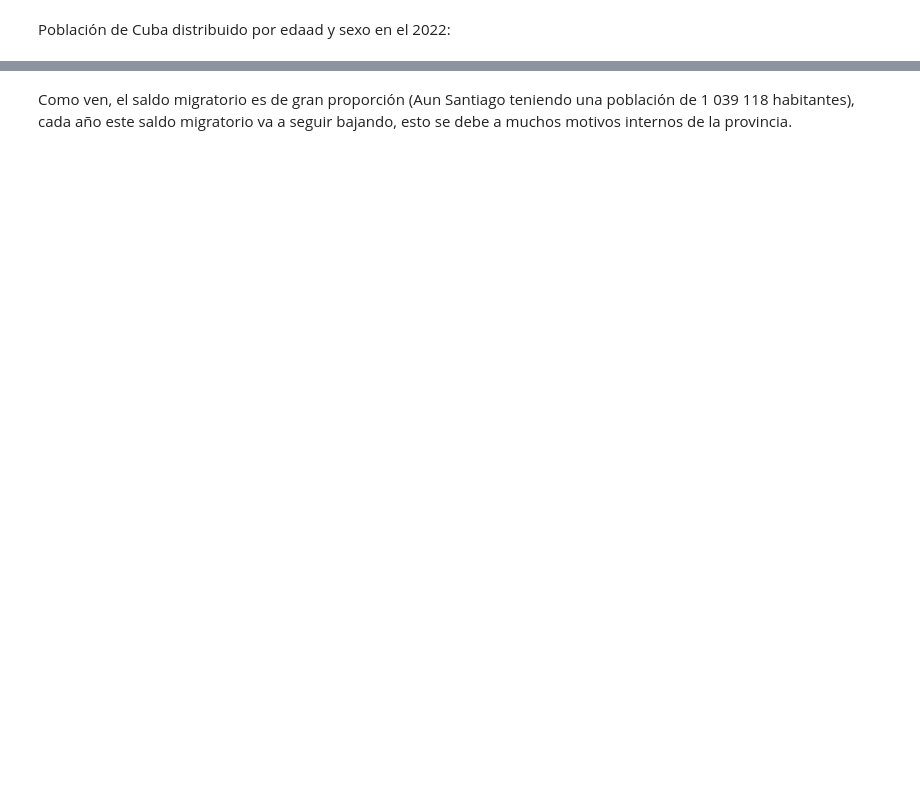
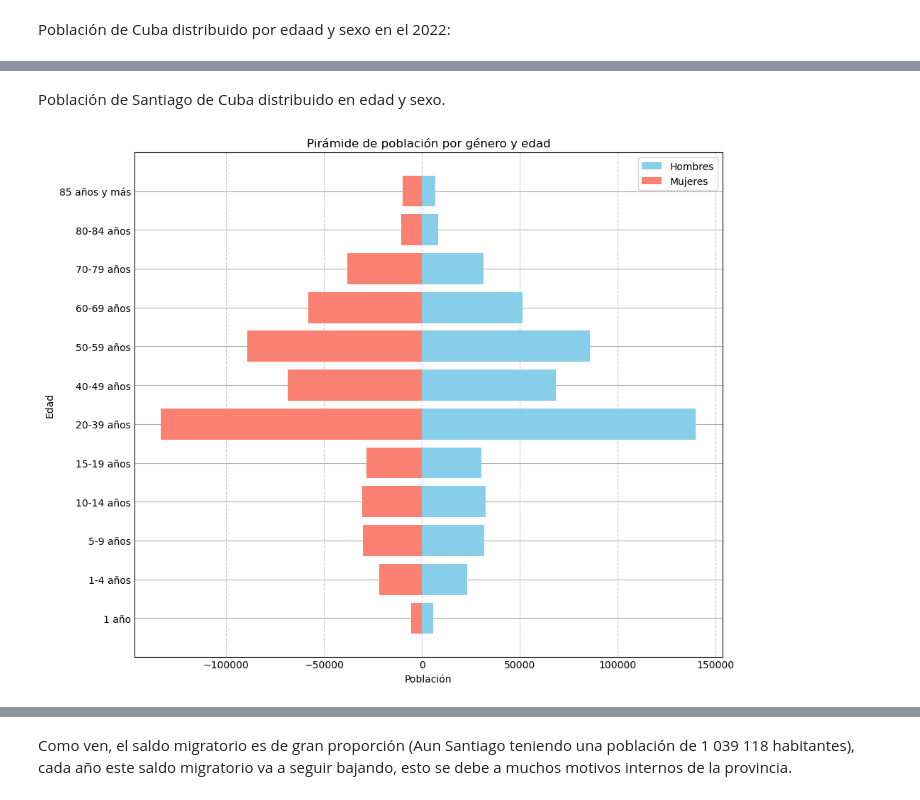
Before and after one commit to PFChangFan/El-problema-de-La-Capital-del-Caribe, a Jupyter notebook: pj.ipynb, the cells around one changed output, grey strips where cells are left out. Cells and saved outputs as stored; diff of their text form; code cells hidden in the pictures; blank space fills up the shorter version.

```diff
--- a/pj.ipynb
+++ b/pj.ipynb
@@ -94,0 +88,33 @@ plt.show()
+# %% [markdown]
+Población de Santiago de Cuba distribuido en edad y sexo.
+# %%
+import matplotlib.pyplot as plt
+import numpy as np
+
+edades = [
+    "1 año", "1-4 años", "5-9 años", "10-14 años", "15-19 años",
+    "20-39 años", "40-49 años", "50-59 años", "60-69 años",
+    "70-79 años", "80-84 años", "85 años y más"
+]
+hombres = [
+    5644, 23004, 31716, 32430, 30469, 139915,
+    68469, 85834, 51386, 31415, 8185, 6672
+]
+mujeres = [
+    5337, 21705, 30287, 30667, 28389, 133227,
+    68398, 89308, 58191, 37932, 10634, 9908
+]
+
+plt.figure(figsize=(10, 8))
+plt.barh(edades, hombres, color='skyblue', label='Hombres')
+plt.barh(edades, [-x for x in mujeres], color='salmon', label='Mujeres')
+plt.xlabel('Población')
+plt.ylabel('Edad')
+plt.title('Pirámide de población por género y edad')
+plt.grid(axis='x', linestyle='--', alpha=0.7)
+plt.legend()
+
+plt.tight_layout()
+plt.show()
+# %% [output]
+[figure, added]
```
Also changed, not shown: parts of 23 cells of this notebook.
